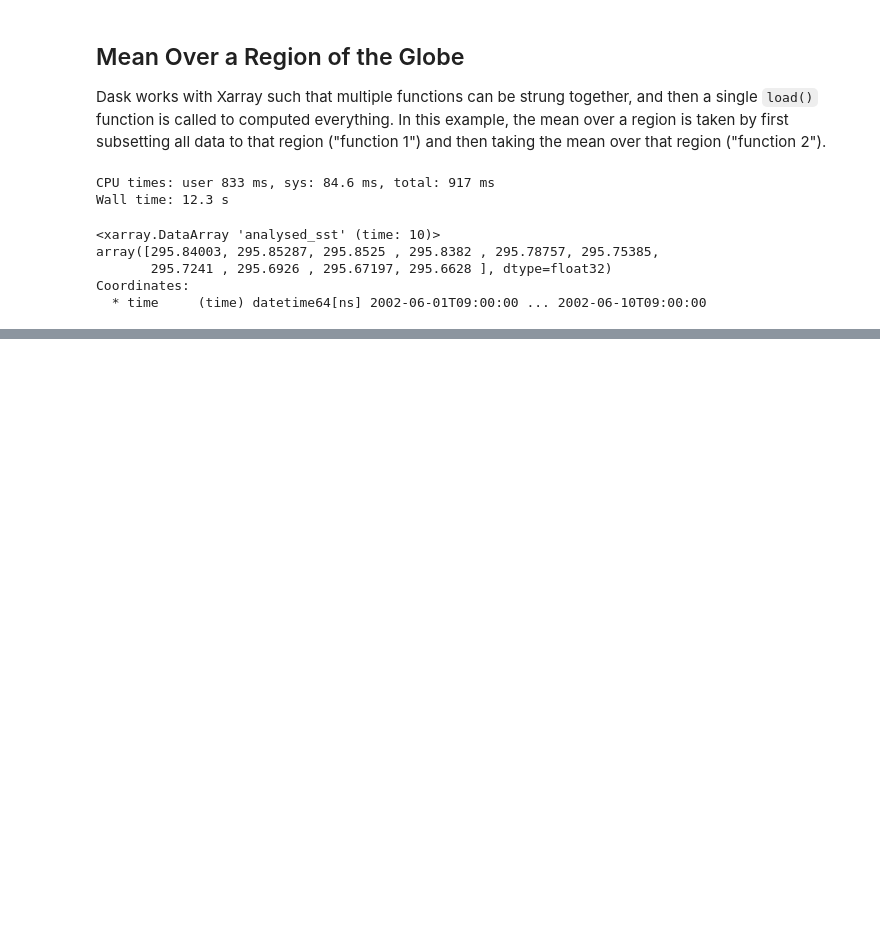
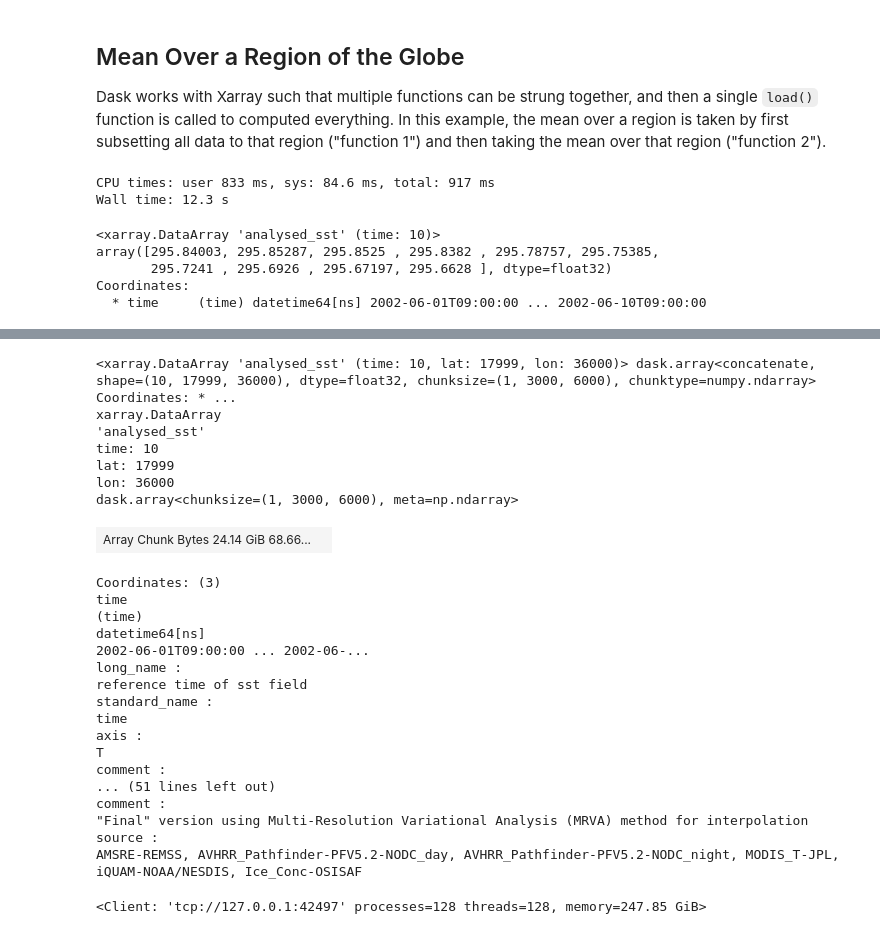
Before and after one commit to podaac/the-coding-club, a Jupyter notebook: notebooks/EC2_performance_assessment/basic_dask.ipynb, the cells around one changed output, grey strips where cells are left out. Cells and saved outputs as stored; diff of their text form; code cells hidden in the pictures; blank space fills up the shorter version.

```diff
--- a/notebooks/EC2_performance_assessment/basic_dask.ipynb
+++ b/notebooks/EC2_performance_assessment/basic_dask.ipynb
@@ -329,0 +352,37 @@ cluster.close()
+# %%
+s3_file_objects = [ fs_s3.open(fns[i], mode='rb') for i in range(10) ]
+#data_mf_chunked = xr.open_mfdataset(s3_file_objects)
+data_mf_chunked = xr.open_mfdataset(s3_file_objects, chunks={'time':1, 'lat':3000, 'lon':6000})
+data_mf_chunked['analysed_sst']
+# %% [output]
+<xarray.DataArray 'analysed_sst' (time: 10, lat: 17999, lon: 36000)> dask.array<concatenate, shape=(10, 17999, 36000), dtype=float32, chunksize=(1, 3000, 6000), chunktype=numpy.ndarray> Coordinates: * ...
+xarray.DataArray
+'analysed_sst'
+time: 10
+lat: 17999
+lon: 36000
+dask.array<chunksize=(1, 3000, 6000), meta=np.ndarray>
+| Array Chunk Bytes 24.14 GiB 68.66... |  |
+Coordinates: (3)
+time
+(time)
+datetime64[ns]
+2002-06-01T09:00:00 ... 2002-06-...
+long_name :
+reference time of sst field
+standard_name :
+time
+axis :
+T
+comment :
+... (51 lines left out)
+comment :
+"Final" version using Multi-Resolution Variational Analysis (MRVA) method for interpolation
+source :
+AMSRE-REMSS, AVHRR_Pathfinder-PFV5.2-NODC_day, AVHRR_Pathfinder-PFV5.2-NODC_night, MODIS_T-JPL, iQUAM-NOAA/NESDIS, Ice_Conc-OSISAF
+# %%
+cluster = LocalCluster(n_workers=128)
+client = Client(cluster)
+client
+# %% [output]
+<Client: 'tcp://127.0.0.1:42497' processes=128 threads=128, memory=247.85 GiB>
```
Also changed, not shown: parts of 5 cells of this notebook.
